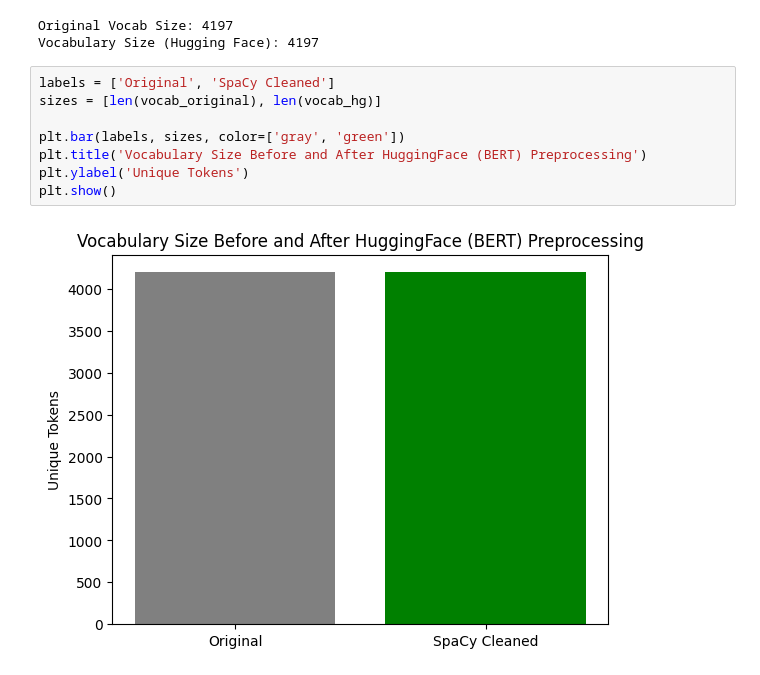
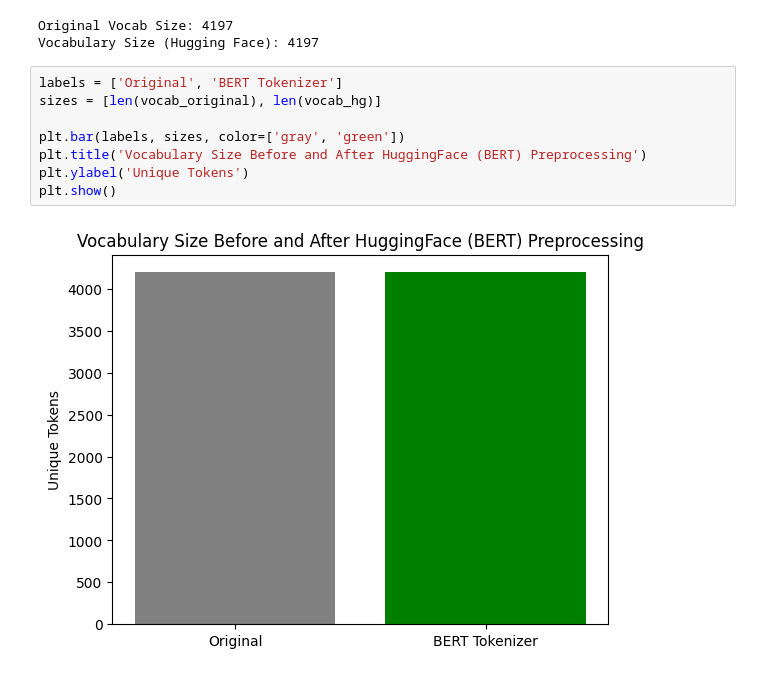
Before and after one commit to TarneemAlaa1/text-preprocessing-nlp, a Jupyter notebook: text-preprocessing-nlp.ipynb, the cells around one changed output. Cells and saved outputs as stored; diff of their text form.

```diff
--- a/text-preprocessing-nlp.ipynb
+++ b/text-preprocessing-nlp.ipynb
@@ -577,13 +584,13 @@ print("Vocabulary Size (Hugging Face):", len(vocab_hg))
 Original Vocab Size: 4197
 Vocabulary Size (Hugging Face): 4197
 # %%
-labels = ['Original', 'SpaCy Cleaned']
+labels = ['Original', 'BERT Tokenizer']
 sizes = [len(vocab_original), len(vocab_hg)]
 
 plt.bar(labels, sizes, color=['gray', 'green'])
 plt.title('Vocabulary Size Before and After HuggingFace (BERT) Preprocessing')
 plt.ylabel('Unique Tokens')
 plt.show()
 # %% [output]
-[figure, old version]
+[figure, new version]
 # %%
```
Also changed, not shown: parts of 24 cells of this notebook.
